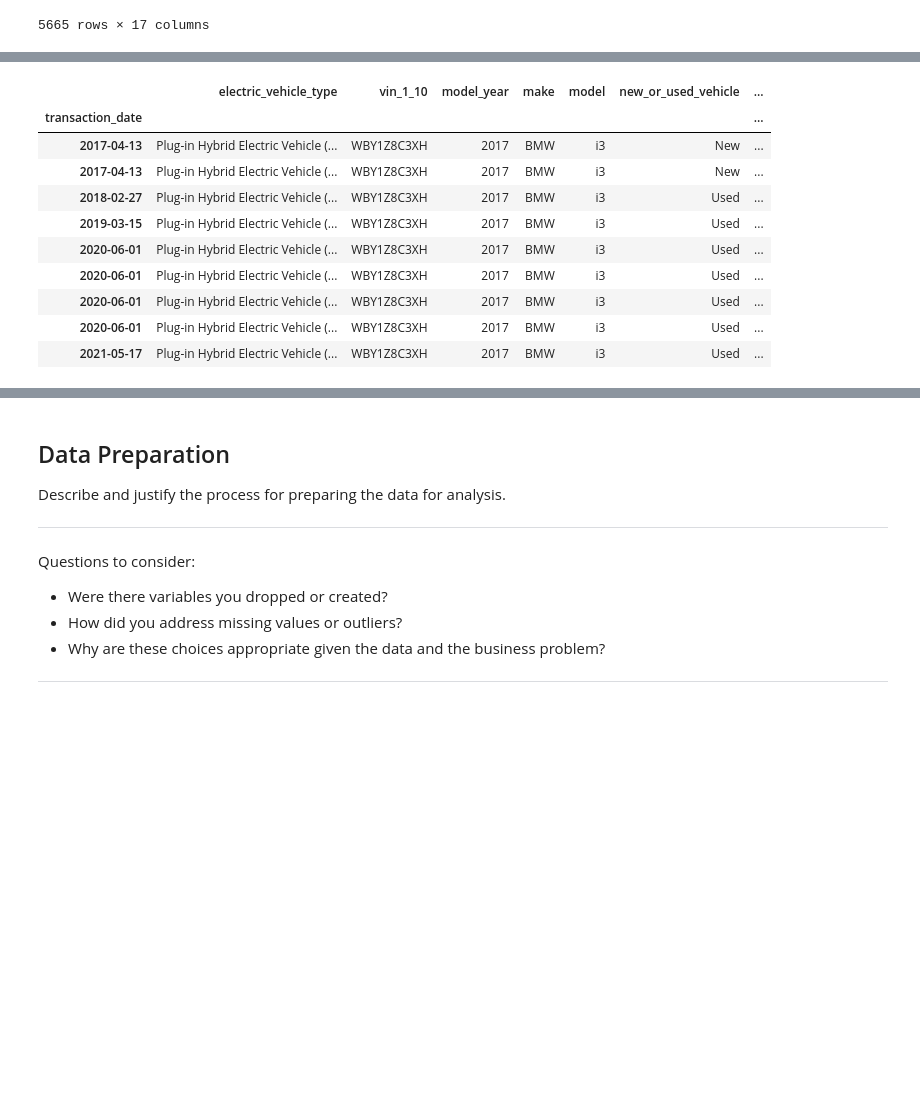
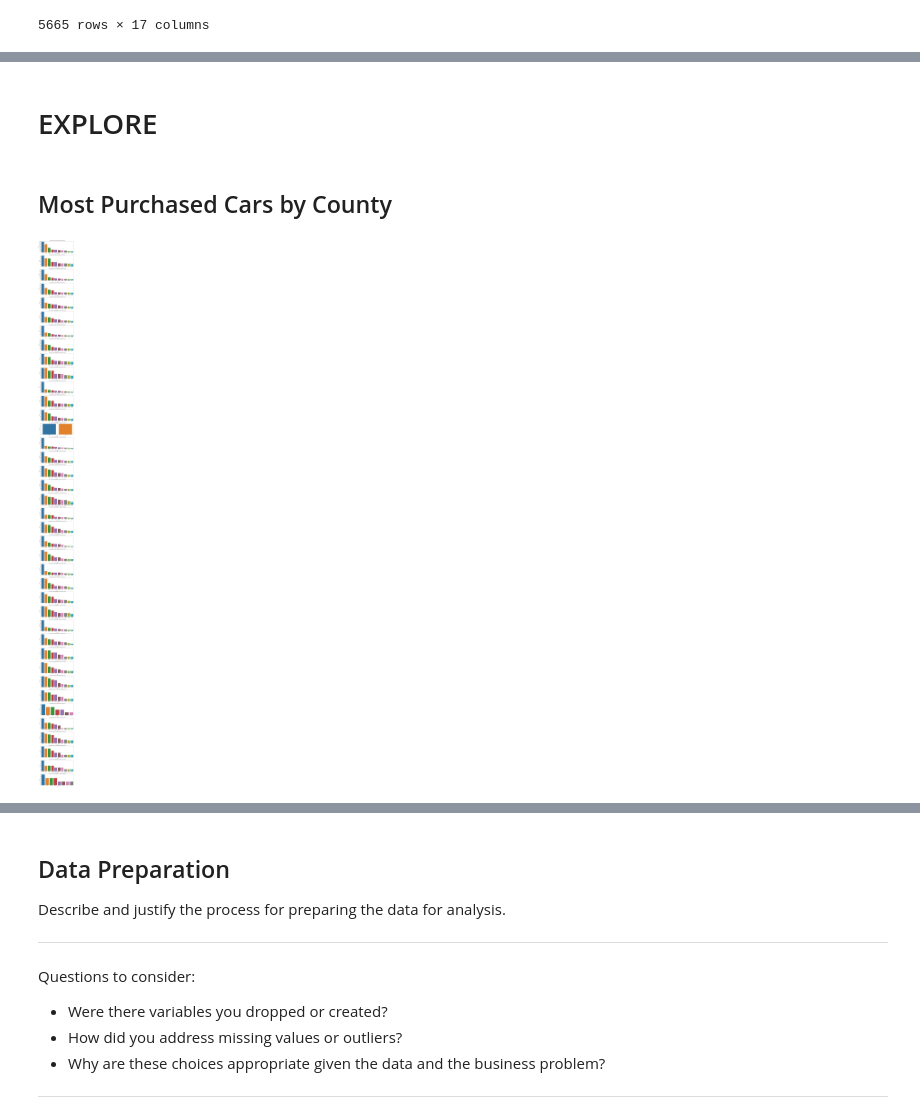
Before and after one commit to ebtezcan/EV-Charger-Prediction, a Jupyter notebook: index_OSEMN_plus_mvp-Copy1.ipynb, the cells around one changed output, grey strips where cells are left out. Drawn from its saved outputs; the diff is of its cells as text; code cells hidden in the pictures; blank space fills up the shorter version.

```diff
--- a/index_OSEMN_plus_mvp-Copy1.ipynb
+++ b/index_OSEMN_plus_mvp-Copy1.ipynb
@@ -564,14 +904,4 @@ df_new_cars[df_new_cars['dol_vehicle_id']==185017913]
-# %%
-df[df['dol_vehicle_id']==127890535].sort_index()
-# %% [output]
-|  | electric_vehicle_type | vin_1_10 | model_year | make | model | new_or_used_vehicle | ... |
-| transaction_date |  |  |  |  |  |  | ... |
-| 2017-04-13 | Plug-in Hybrid Electric Vehicle (... | WBY1Z8C3XH | 2017 | BMW | i3 | New | ... |
-| 2017-04-13 | Plug-in Hybrid Electric Vehicle (... | WBY1Z8C3XH | 2017 | BMW | i3 | New | ... |
-| 2018-02-27 | Plug-in Hybrid Electric Vehicle (... | WBY1Z8C3XH | 2017 | BMW | i3 | Used | ... |
-| 2019-03-15 | Plug-in Hybrid Electric Vehicle (... | WBY1Z8C3XH | 2017 | BMW | i3 | Used | ... |
-| 2020-06-01 | Plug-in Hybrid Electric Vehicle (... | WBY1Z8C3XH | 2017 | BMW | i3 | Used | ... |
-| 2020-06-01 | Plug-in Hybrid Electric Vehicle (... | WBY1Z8C3XH | 2017 | BMW | i3 | Used | ... |
-| 2020-06-01 | Plug-in Hybrid Electric Vehicle (... | WBY1Z8C3XH | 2017 | BMW | i3 | Used | ... |
-| 2020-06-01 | Plug-in Hybrid Electric Vehicle (... | WBY1Z8C3XH | 2017 | BMW | i3 | Used | ... |
-| 2021-05-17 | Plug-in Hybrid Electric Vehicle (... | WBY1Z8C3XH | 2017 | BMW | i3 | Used | ... |
+# %% [markdown]
+# EXPLORE
+# %% [markdown]
+## Most Purchased Cars by County
@@ -577,0 +911,16 @@ df[df['dol_vehicle_id']==127890535].sort_index()
+# %%
+def model_counts_by_county(df=df, top_n=10):
+    county_list = list(df['county'].unique())
+    fig, ax = plt.subplots(figsize=(10, 150), nrows=len(county_list))
+
+    for i, county in enumerate(county_list):
+        df_county = df[df['county']==county]
+        model_count_df = pd.DataFrame(df_county['model'].value_counts()).reset_index()
+        model_count_df.columns=['model', 'count']
+        sns.barplot(x='model', y='count', data=model_count_df.head(top_n), ax=ax[i])
+        ax[i].set_title(f'Top {top_n} Most Purchased Models in {county} County (2010-2021)')
+    plt.tight_layout();
+# %%
+model_counts_by_county()
+# %% [output]
+[figure, added]
```
Also changed, not shown: parts of 53 cells of this notebook.
